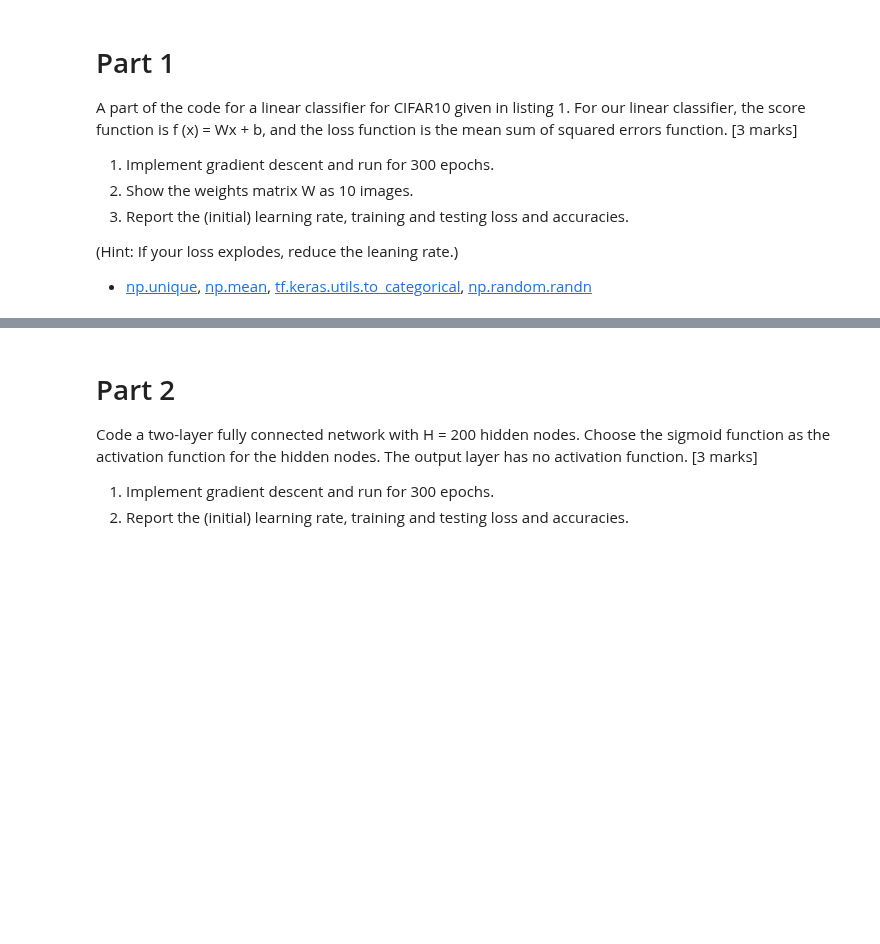
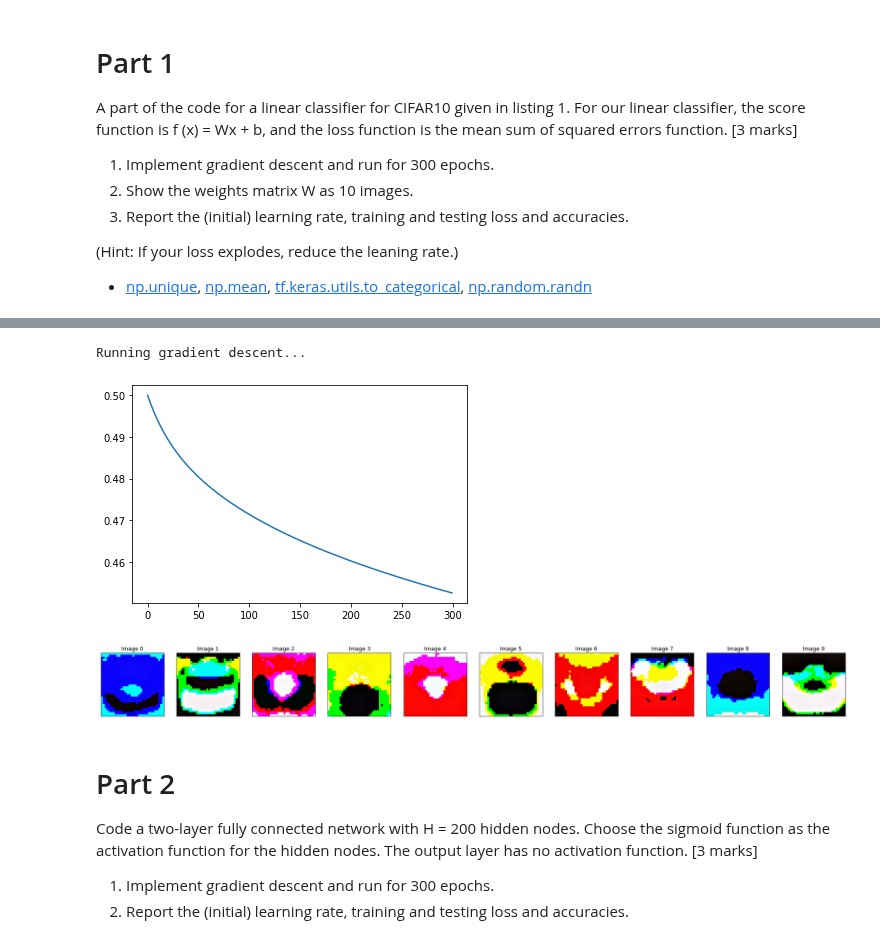
Before and after one commit to bimalka98/Computer-Vision-and-Image-Processing, a Jupyter notebook: EN2550Assignments/A4/180631J_a04.ipynb, the cells around one changed output, grey strips where cells are left out. Saved outputs shown, nothing was run; the diff lists cells and outputs as text; code cells hidden in the pictures; blank space fills up the shorter version.

Commit message:
developing gradient descent algorithm

```diff
--- a/EN2550Assignments/A4/180631J_a04.ipynb
+++ b/EN2550Assignments/A4/180631J_a04.ipynb
@@ -118,0 +87,46 @@ Cost:  0.6313853019943179
+# %%
+iterations = 300  # Gradient descent interations
+lr = 0.00005 # Learninig rate
+lr_decay= 0.999
+reg = 5e-6
+loss_history = [] # Vlaues of cost function at each iteration
+train_acc_history = []
+val_acc_history = []
+
+m = x_train.shape[0]  # Number of training examples
+
+# Running gradient descent number of times speciied in iterations
+print("Running gradient descent...")
+for t in range(iterations):
+    """
+        class vectors are now a binary class matrix of 0s and 1s.
+    To get the error, hypothesis matrix's elements must be
+    normalized to be within [-1,1].
+    Then prediction = label is minimum for maximum predicted value.
+    """
+    hypothesis = x_train.dot(w1)
+
+    loss = (1/(2*m))*np.sum(( hypothesis - y_train)**2) + reg*np.sum(w1**2)
+    loss_history.append(loss)
+
+    dw1 = (1/m)*(x_train.T.dot(hypothesis - y_train)) + reg*w1
+    w1 = w1 - lr*dw1
+print("Gradient Descent completed. Parameters were trained")
+# %% [output]
+Running gradient descent...
+# %%
+plt.plot(loss_history)
+
+# Showing the weights matrix W as 10 images.
+w1 = ((w1/np.max(w1))*255).astype('uint8')
+fig, axes  = plt.subplots(1,10, sharex='all', sharey='all', figsize=(30,30))
+location = 1
+for i in range(K):
+    image = w1[1:,i].reshape(32,32,3)
+    plt.subplot(1,10,location),plt.imshow(image[:,:,::-1])
+    plt.title("Image "+ str(i)),plt.xticks([]),plt.yticks([])
+    location+=1
+plt.show()
+# %% [output]
+[figure, added]
+[figure, added]
```
Also changed, not shown: parts of 3 cells of this notebook, 2 other files.
